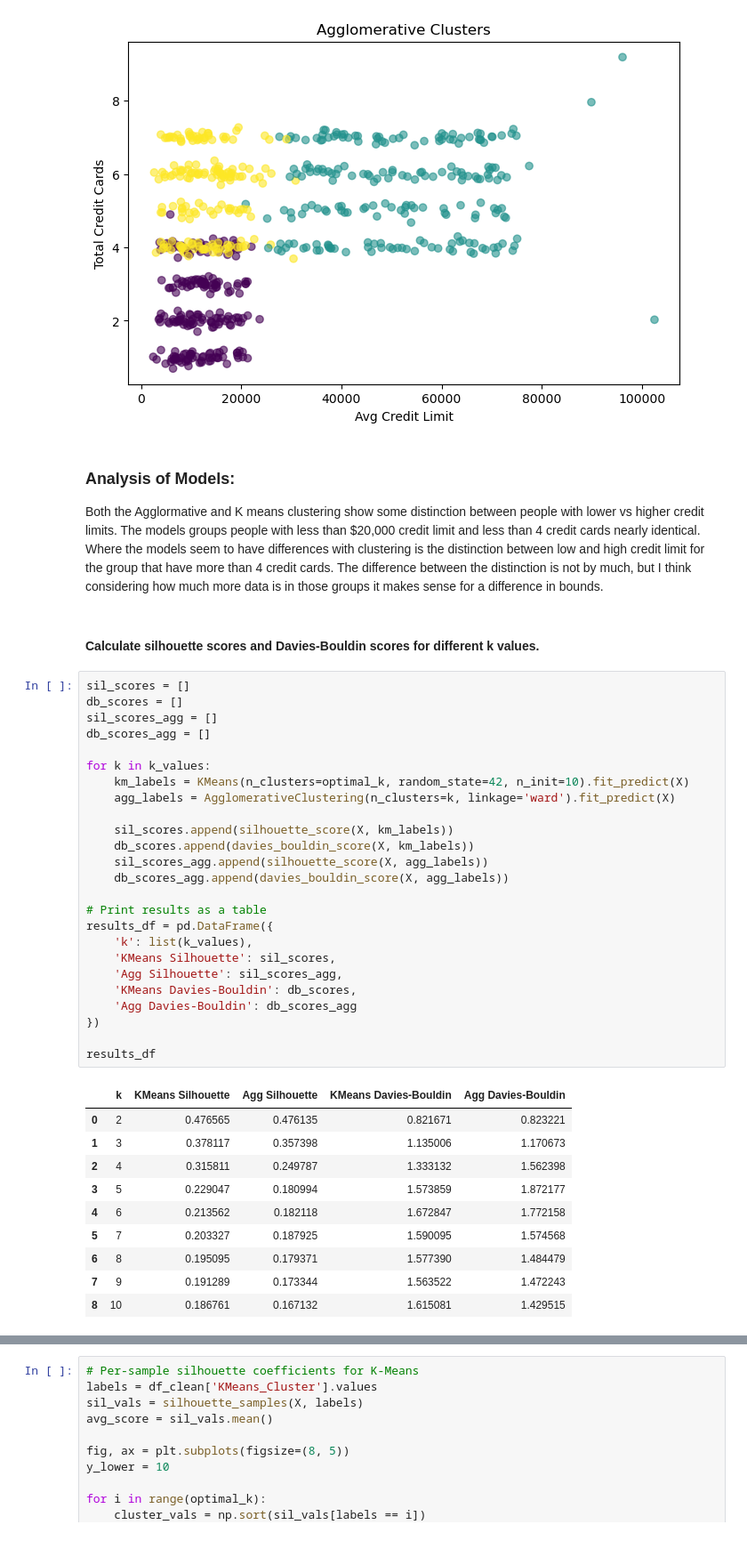
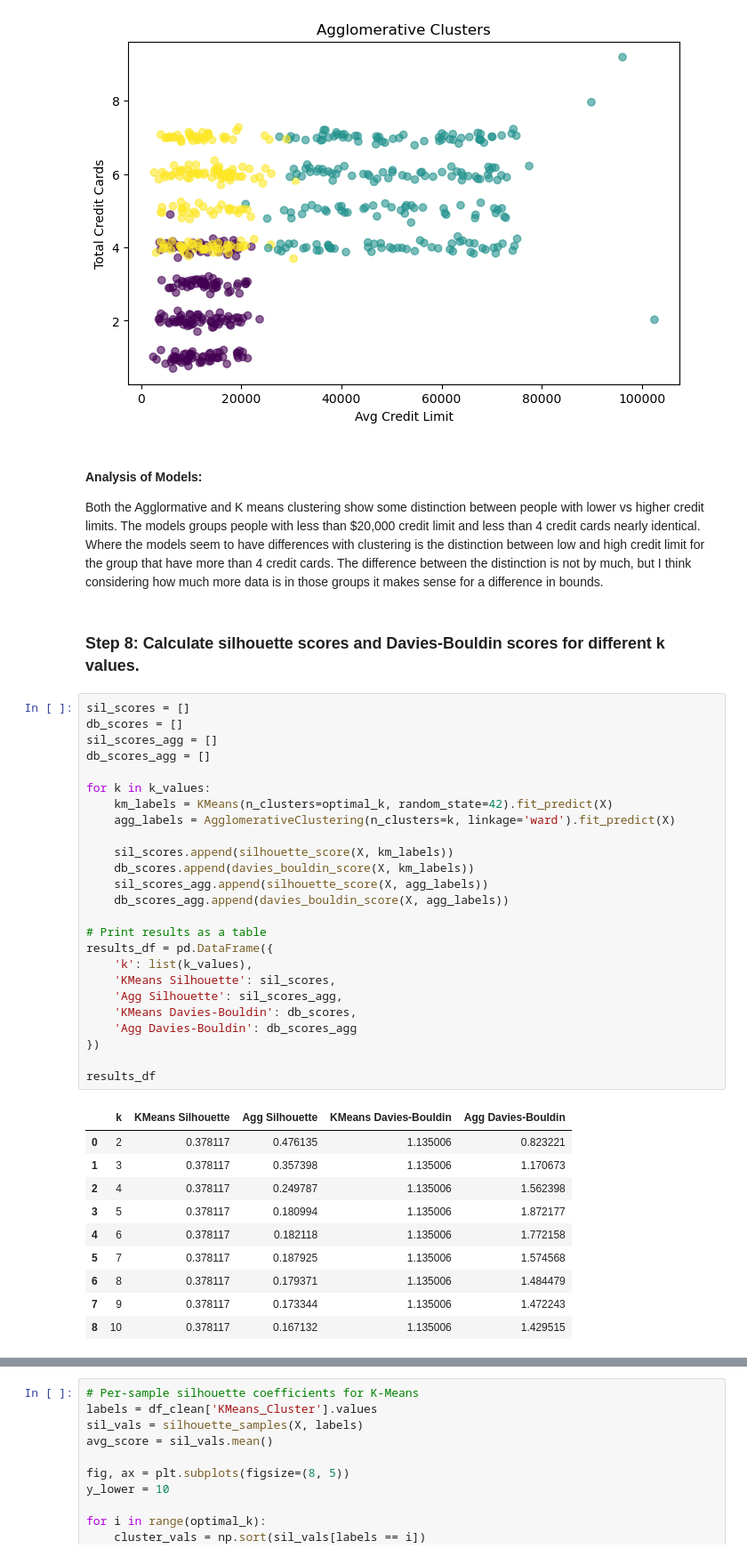
Before and after one commit to szerai/credit-card-clusting, a Jupyter notebook: credit_card_analysis.ipynb, the cells around one changed output, grey strips where cells are left out. Shown at 89% size. Drawn from its saved outputs; the diff is of its cells as text.

```diff
--- a/credit_card_analysis.ipynb
+++ b/credit_card_analysis.ipynb
@@ -270,44 +276,44 @@ plt.show()
 # %% [output]
 [figure]
 # %% [markdown]
-### Analysis of Models:
+#### Analysis of Models:
 
 Both the Agglormative and K means clustering show some distinction between people with lower vs higher credit limits. The models groups people with less than $20,000 credit limit and less than 4 credit cards nearly identical. Where the models seem to have differences with clustering is the distinction between low and high credit limit for the  group that have more than 4 credit cards. The difference between the distinction is not by much, but I think considering how much more data is in those groups it makes sense for a difference in bounds.
 # %% [markdown]
-#### Calculate silhouette scores and Davies-Bouldin scores for different k values.
+### Step 8:  Calculate silhouette scores and Davies-Bouldin scores for different k values.
 # %%
 sil_scores = []
 db_scores = []
 sil_scores_agg = []
 db_scores_agg = []
 
 for k in k_values:
-    km_labels = KMeans(n_clusters=optimal_k, random_state=42, n_init=10).fit_predict(X)
+    km_labels = KMeans(n_clusters=optimal_k, random_state=42).fit_predict(X)
     agg_labels = AgglomerativeClustering(n_clusters=k, linkage='ward').fit_predict(X)
 
     sil_scores.append(silhouette_score(X, km_labels))
     db_scores.append(davies_bouldin_score(X, km_labels))
     sil_scores_agg.append(silhouette_score(X, agg_labels))
     db_scores_agg.append(davies_bouldin_score(X, agg_labels))
 
 # Print results as a table
 results_df = pd.DataFrame({
     'k': list(k_values),
     'KMeans Silhouette': sil_scores,
     'Agg Silhouette': sil_scores_agg,
     'KMeans Davies-Bouldin': db_scores,
     'Agg Davies-Bouldin': db_scores_agg
 })
 
 results_df
 # %% [output]
 |  | k | KMeans Silhouette | Agg Silhouette | KMeans Davies-Bouldin | Agg Davies-Bouldin |
-| 0 | 2 | 0.476565 | 0.476135 | 0.821671 | 0.823221 |
+| 0 | 2 | 0.378117 | 0.476135 | 1.135006 | 0.823221 |
 | 1 | 3 | 0.378117 | 0.357398 | 1.135006 | 1.170673 |
-| 2 | 4 | 0.315811 | 0.249787 | 1.333132 | 1.562398 |
-| 3 | 5 | 0.229047 | 0.180994 | 1.573859 | 1.872177 |
-| 4 | 6 | 0.213562 | 0.182118 | 1.672847 | 1.772158 |
-| 5 | 7 | 0.203327 | 0.187925 | 1.590095 | 1.574568 |
-| 6 | 8 | 0.195095 | 0.179371 | 1.577390 | 1.484479 |
-| 7 | 9 | 0.191289 | 0.173344 | 1.563522 | 1.472243 |
-| 8 | 10 | 0.186761 | 0.167132 | 1.615081 | 1.429515 |
+| 2 | 4 | 0.378117 | 0.249787 | 1.135006 | 1.562398 |
+| 3 | 5 | 0.378117 | 0.180994 | 1.135006 | 1.872177 |
+| 4 | 6 | 0.378117 | 0.182118 | 1.135006 | 1.772158 |
+| 5 | 7 | 0.378117 | 0.187925 | 1.135006 | 1.574568 |
+| 6 | 8 | 0.378117 | 0.179371 | 1.135006 | 1.484479 |
+| 7 | 9 | 0.378117 | 0.173344 | 1.135006 | 1.472243 |
+| 8 | 10 | 0.378117 | 0.167132 | 1.135006 | 1.429515 |
```
Also changed, not shown: parts of 3 cells of this notebook, 8 other files.
